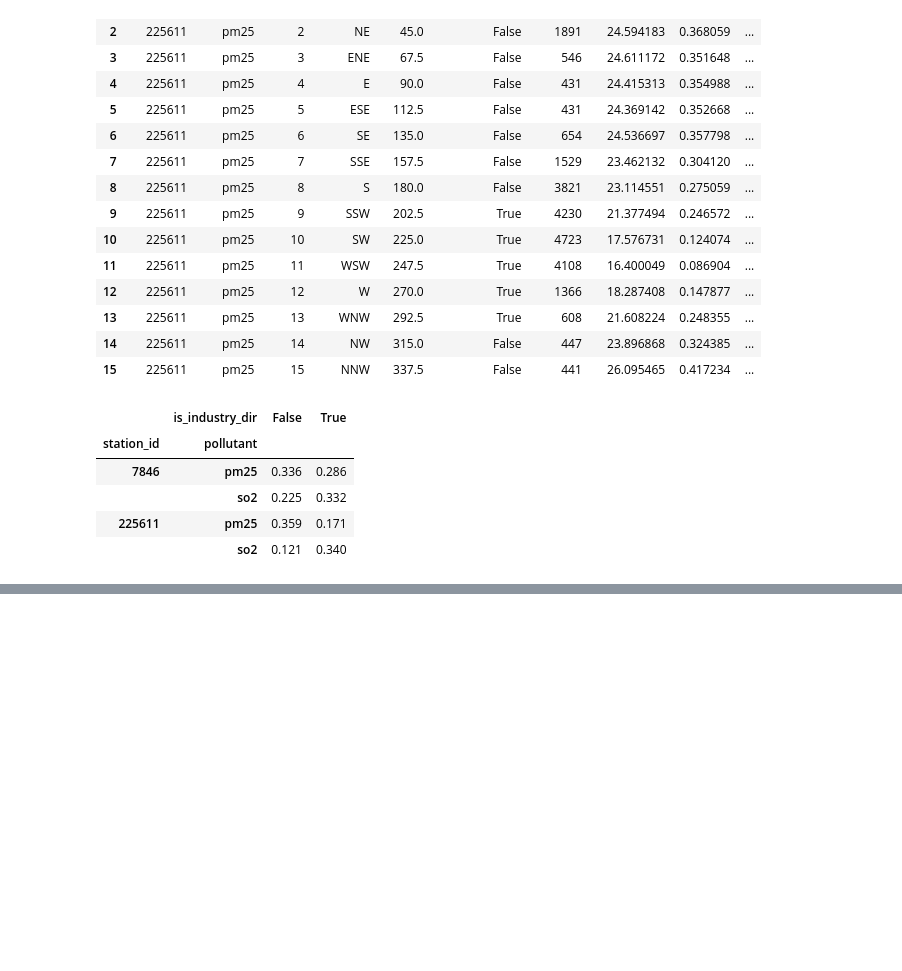
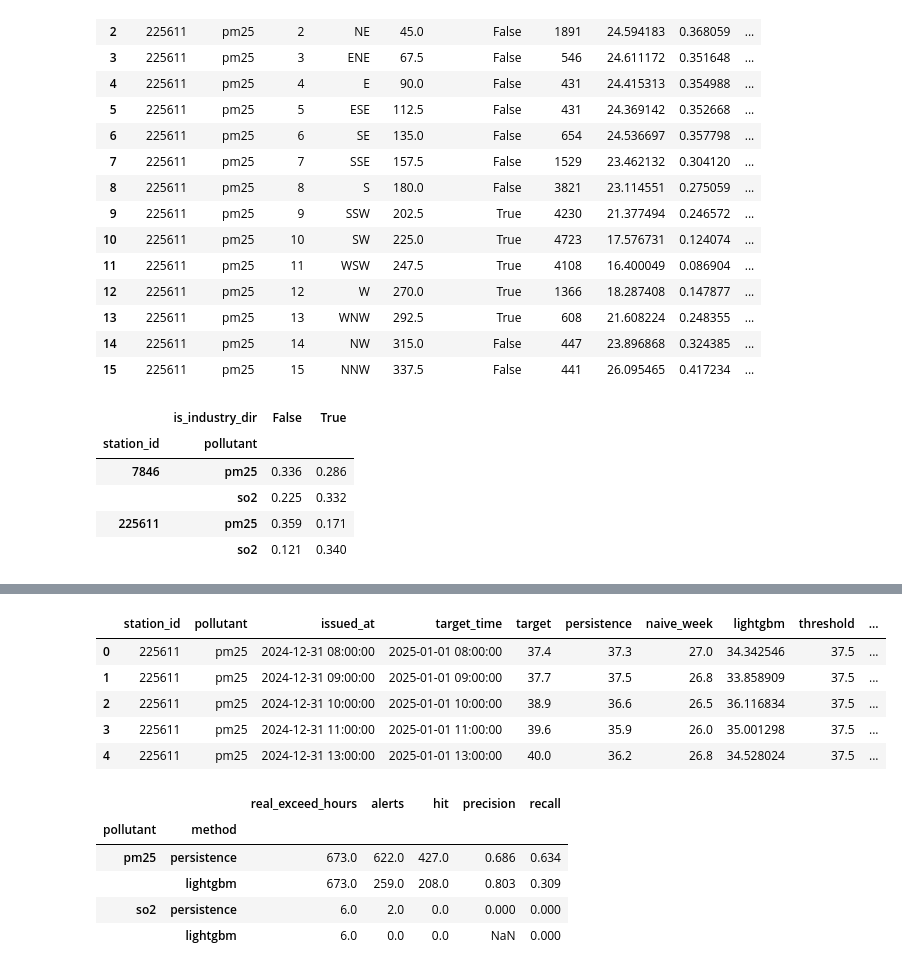
Before and after one commit to Rmnlin/maptaphut-air-quality, a Jupyter notebook: notebooks/06_export.ipynb, the cells around one changed output, grey strips where cells are left out. Saved outputs shown, nothing was run; the diff lists cells and outputs as text; code cells hidden in the pictures; blank space fills up the shorter version.

```diff
--- a/notebooks/06_export.ipynb
+++ b/notebooks/06_export.ipynb
@@ -264,0 +346,61 @@ wind_sectors.to_csv(EXPORT + 'wind_sectors.csv', index=False, encoding='utf-8-si
+# %%
+# ค่าจริง vs ค่าพยากรณ์ของชุด test (ได้มาจาก notebook 05 หัวข้อ 5.8)
+fc = pd.read_csv('../data/processed/forecast_test.csv',
+                 parse_dates=['issued_at', 'target_time'])
+
+# เกณฑ์อ้างอิง (PM2.5 เป็นเกณฑ์เฉลี่ย 24 ชม. แต่เรานำมาเทียบรายชั่วโมง จึงเรียกว่า "เกณฑ์อ้างอิง")
+THRESHOLDS = {'pm25': 37.5,    # ug/m3
+              'so2': 0.1}      # ppm (= 100 ppb เฉลี่ย 1 ชม.)
+fc['threshold'] = fc['pollutant'].map(THRESHOLDS)
+
+# alert = 1 เมื่อค่าถึงเกณฑ์ (ใช้ 1/0 เหมือน flag ใน hourly.csv)
+fc['actual_alert'] = (fc['target'] >= fc['threshold']).astype(int)
+fc['persistence_alert'] = (fc['persistence'] >= fc['threshold']).astype(int)
+fc['lightgbm_alert'] = (fc['lightgbm'] >= fc['threshold']).astype(int)
+
+# วันที่ของชั่วโมงที่ถูกทาย ไว้เชื่อมกับตาราง date ใน Power BI
+fc['date'] = fc['target_time'].dt.date
+
+# แถวต้องเท่ากับ 5.8 (PM2.5 5,756 + SO2 1,903)
+assert len(fc) == 5756 + 1903
+
+display(fc.head())
+fc.to_csv(EXPORT + 'forecast.csv', index=False, encoding='utf-8-sig')
+
+
+# precision = เตือนแล้วเกิดจริงกี่ %, recall = ของที่เกิดจริงเตือนทันกี่ %
+# ถ้าตัวหารเป็น 0 (เช่น ไม่ได้เตือนเลย) ใส่ NaN = คำนวณไม่ได้ ไม่ใช่ 0
+def alert_scores(g, method):
+    pred, real = g[method + '_alert'], g['actual_alert']
+    tp = ((pred == 1) & (real == 1)).sum()
+    fp = ((pred == 1) & (real == 0)).sum()
+    fn = ((pred == 0) & (real == 1)).sum()
+    return pd.Series({
+        'real_exceed_hours': real.sum(),
+        'alerts': pred.sum(),
+        'hit': tp,
+        'precision': tp / (tp + fp) if tp + fp > 0 else float('nan'),
+        'recall': tp / (tp + fn) if tp + fn > 0 else float('nan'),
+    })
+
+
+rows = []
+for p, g in fc.groupby('pollutant'):
+    for m in ['persistence', 'lightgbm']:
+        rows.append(alert_scores(g, m).rename((p, m)))
+scores = pd.DataFrame(rows)
+scores.index.names = ['pollutant', 'method']
+display(scores.round(3))
+# %% [output]
+|  | station_id | pollutant | issued_at | target_time | target | persistence | naive_week | lightgbm | threshold | ... |
+| 0 | 225611 | pm25 | 2024-12-31 08:00:00 | 2025-01-01 08:00:00 | 37.4 | 37.3 | 27.0 | 34.342546 | 37.5 | ... |
+| 1 | 225611 | pm25 | 2024-12-31 09:00:00 | 2025-01-01 09:00:00 | 37.7 | 37.5 | 26.8 | 33.858909 | 37.5 | ... |
+| 2 | 225611 | pm25 | 2024-12-31 10:00:00 | 2025-01-01 10:00:00 | 38.9 | 36.6 | 26.5 | 36.116834 | 37.5 | ... |
+| 3 | 225611 | pm25 | 2024-12-31 11:00:00 | 2025-01-01 11:00:00 | 39.6 | 35.9 | 26.0 | 35.001298 | 37.5 | ... |
+| 4 | 225611 | pm25 | 2024-12-31 13:00:00 | 2025-01-01 13:00:00 | 40.0 | 36.2 | 26.8 | 34.528024 | 37.5 | ... |
+|  |  | real_exceed_hours | alerts | hit | precision | recall |
+| pollutant | method |  |  |  |  |  |
+| pm25 | persistence | 673.0 | 622.0 | 427.0 | 0.686 | 0.634 |
+|  | lightgbm | 673.0 | 259.0 | 208.0 | 0.803 | 0.309 |
+| so2 | persistence | 6.0 | 2.0 | 0.0 | 0.000 | 0.000 |
+|  | lightgbm | 6.0 | 0.0 | 0.0 | NaN | 0.000 |
```
Also changed, not shown: parts of 13 cells of this notebook, 1 other file.
